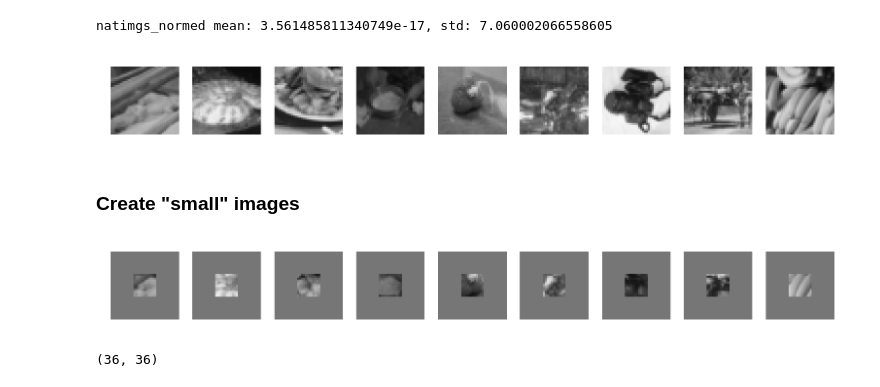
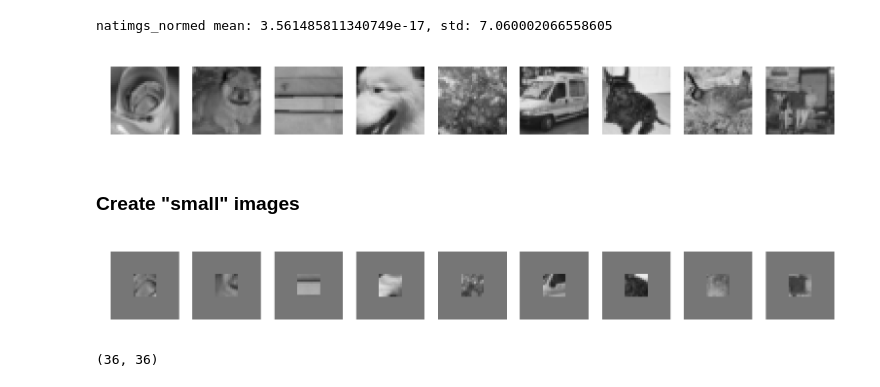
Before and after one commit to suhasshrinivasan/probabilistic-center-surround, a Jupyter notebook: experiments/exc_driven_model/coen_cagli_experiments/small_image_presentation.ipynb, the cells around one changed output. Drawn from its saved outputs; the diff is of its cells as text; code cells hidden in the pictures.

```diff
--- a/experiments/exc_driven_model/coen_cagli_experiments/small_image_presentation.ipynb
+++ b/experiments/exc_driven_model/coen_cagli_experiments/small_image_presentation.ipynb
@@ -46,27 +46,3 @@ exc_images.mean(), exc_images.std()
 exc_images.min(), exc_images.max()
 # %% [output]
 (-69.35208333333334, 104.31458333333333)
-# %%
-patterns = exc_images[:10]
-
-G_dim = len(patterns)
-G_prob = 0.5
-I_sigma = 100
-patterns_offset = 0
-cross_g_x_feedback = 0.05
-direct_g_x_feedback = 0.8
-
-offset_x_1 = 0
-offset_x_2 = 1
-scale_x = 0.1
-exponent_x = 3
-zero_threshold_x = 0.00
-
-G_visual_nrows = G_dim
-G_visual_ncols = 1
-x_visual_nrows = G_dim
-x_visual_ncols = 9
-n_tune = 300
-n_draws = 300
-n_chains = 4
-n_cores = 4
@@ -112,11 +70,11 @@ natimgs_normed mean: 3.561485811340749e-17, std: 7.060002066558605
 # %%
 # Take a look at new stimuli
 fig, axs = plt.subplots(1, 9, dpi=300)
-for ax, stimulus in zip(axs.flatten(), natimgs_normed[:9]):
+for ax, stimulus in zip(axs.flatten(), natimgs_normed[9:18]):
     ax.imshow(stimulus, cmap="gray", vmin=natimgs_normed.min(), vmax=natimgs_normed.max())
     ax.axis("off")
 # %% [output]
-[figure, old version]
+[figure, new version]
 # %% [markdown]
 ### Create "small" images
 # %%
@@ -138,11 +96,11 @@ small_stimuli = get_center_patches(natimgs_normed)
 # %%
 # Take a look at new stimuli
 fig, axs = plt.subplots(1, 9, dpi=300)
-for ax, stimulus in zip(axs.flatten(), small_stimuli[:9]):
+for ax, stimulus in zip(axs.flatten(), small_stimuli[9:18]):
     ax.imshow(stimulus, cmap="gray", vmin=natimgs_normed.min(), vmax=natimgs_normed.max())
     ax.axis("off")
 # %% [output]
-[figure, old version]
+[figure, new version]
 # %%
 small_stimuli[0].shape
 # %% [output]
```
Also changed, not shown: parts of 2 cells of this notebook, 21 other files.
